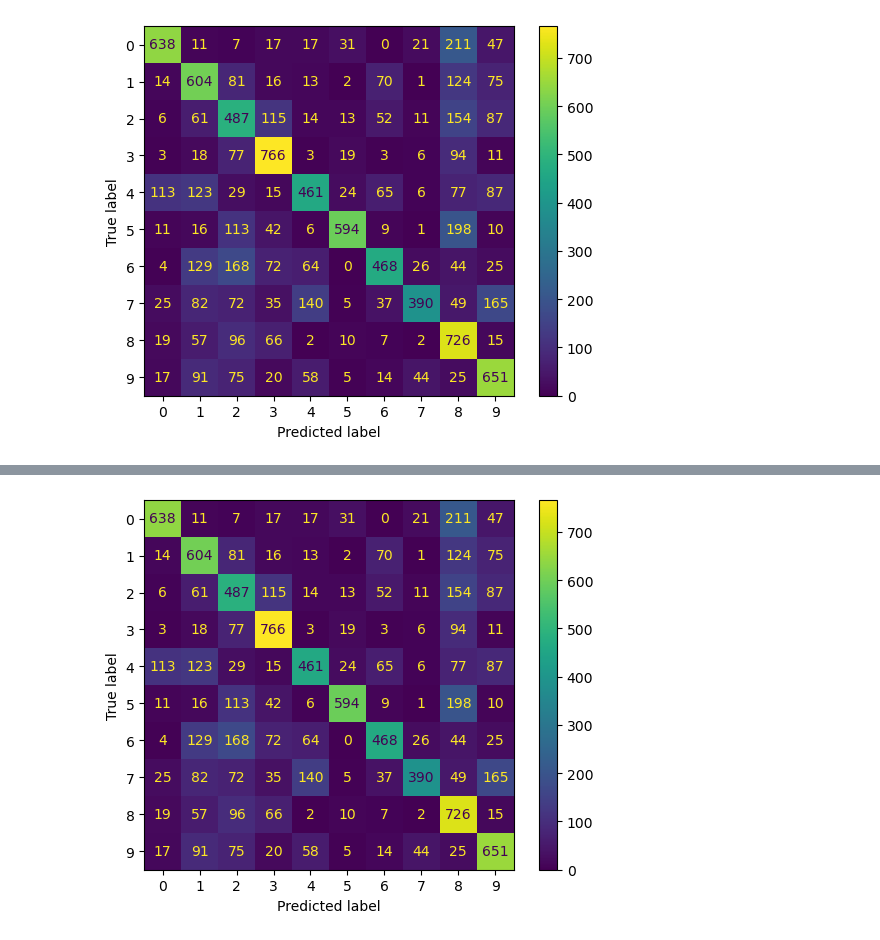
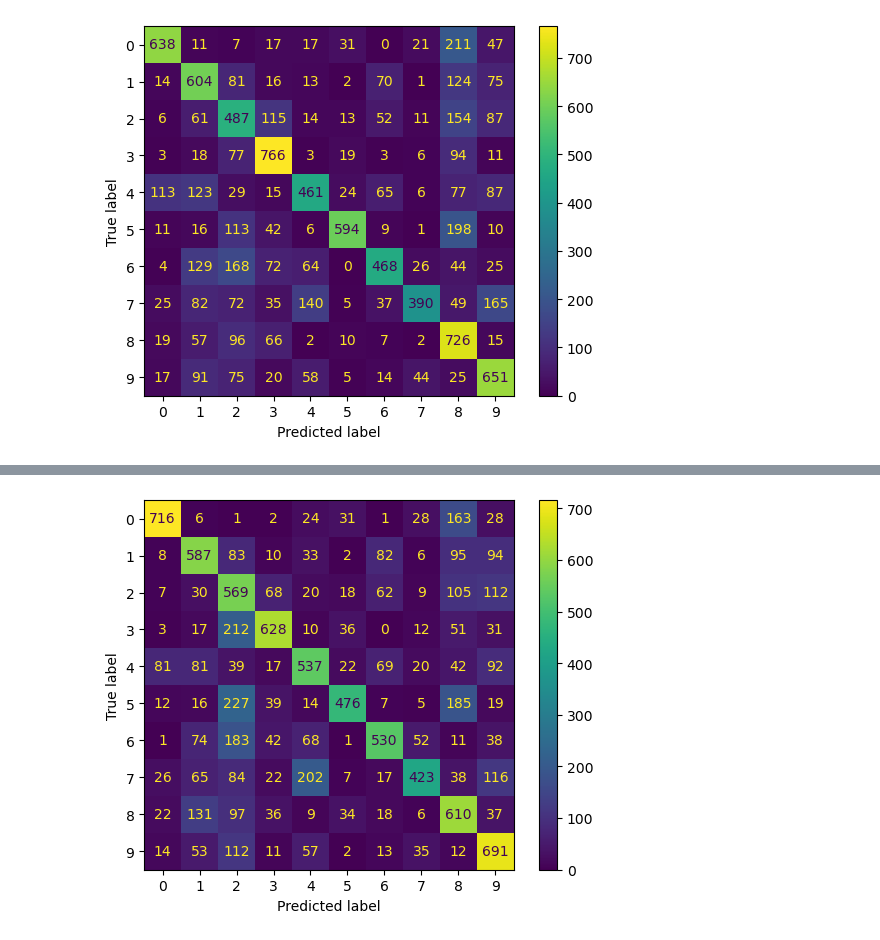
Before and after one commit to JoeMad21/EEL6814_Project2, a Jupyter notebook: EEL6814_Proj2.ipynb, the cells around one changed output, grey strips where cells are left out. Cells and saved outputs as stored; diff of their text form; code cells hidden in the pictures.

```diff
--- a/EEL6814_Proj2.ipynb
+++ b/EEL6814_Proj2.ipynb
@@ -180,3 +180,8 @@ sae_ce_tuner = GridSearch(
 callback = EarlyStopping(monitor='loss', patience=2, min_delta=0.005)
 # %%
 sae_tuner.search(data_train, data_train, epochs=20, validation_split=0.3, callbacks=[callback])
+# %%
+best_hp_sae = sae_tuner.get_best_hyperparameters()[0]
+# %%
+for hp, value in best_hp_sae.values.items():
+    print(f"{hp}: {value}")
@@ -208,3 +216,8 @@ loss: -0.9864547848701477
 
 Best loss So Far: -0.9869098663330078
 Total elapsed time: 02h 18m 02s
+# %%
+best_hp_sae_ce = sae_ce_tuner.get_best_hyperparameters()[0]
+# %%
+for hp, value in best_hp_sae_ce.values.items():
+    print(f"{hp}: {value}")
@@ -580,8 +784,8 @@ noisy_ce_predictions = np.argmax(noisy_ce_predictions,axis=1)
 # %%
 cm_noisy_ce = confusion_matrix(labels_test, noisy_ce_predictions)
 
-disp_noisy_mse = ConfusionMatrixDisplay(confusion_matrix=cm_noisy)
-disp_noisy_mse.plot()
+disp_noisy_ce = ConfusionMatrixDisplay(confusion_matrix=cm_noisy_ce)
+disp_noisy_ce.plot()
 plt.show()
 # %% [output]
-[figure, old version]
+[figure, new version]
```
Also changed, not shown: parts of 38 cells of this notebook, 1 other file.
